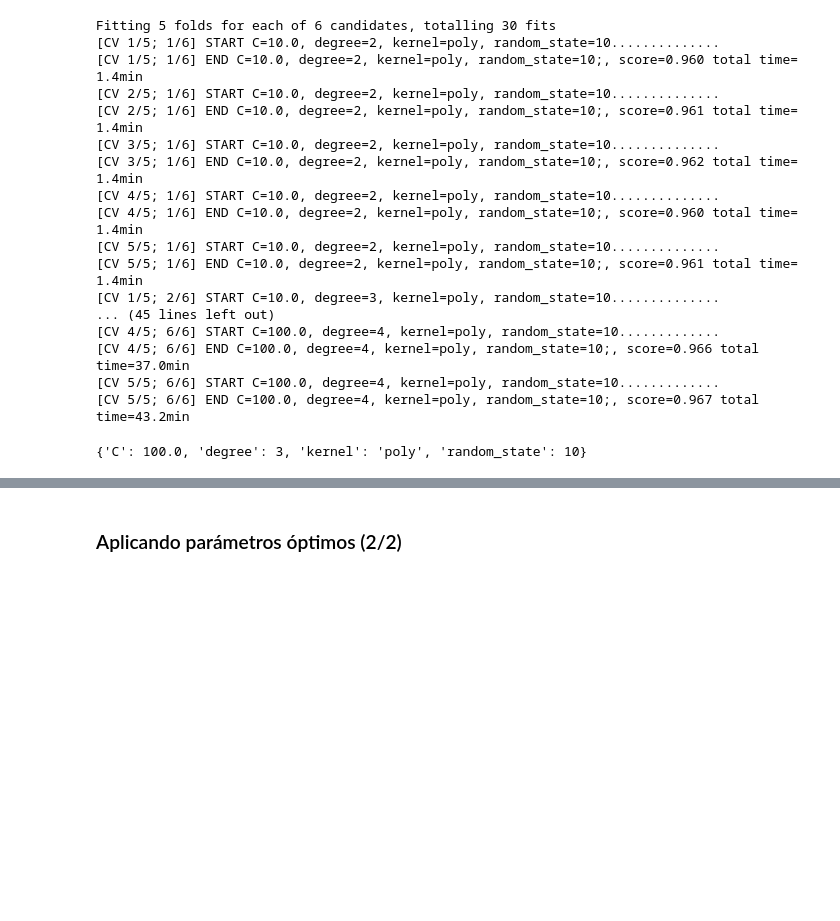
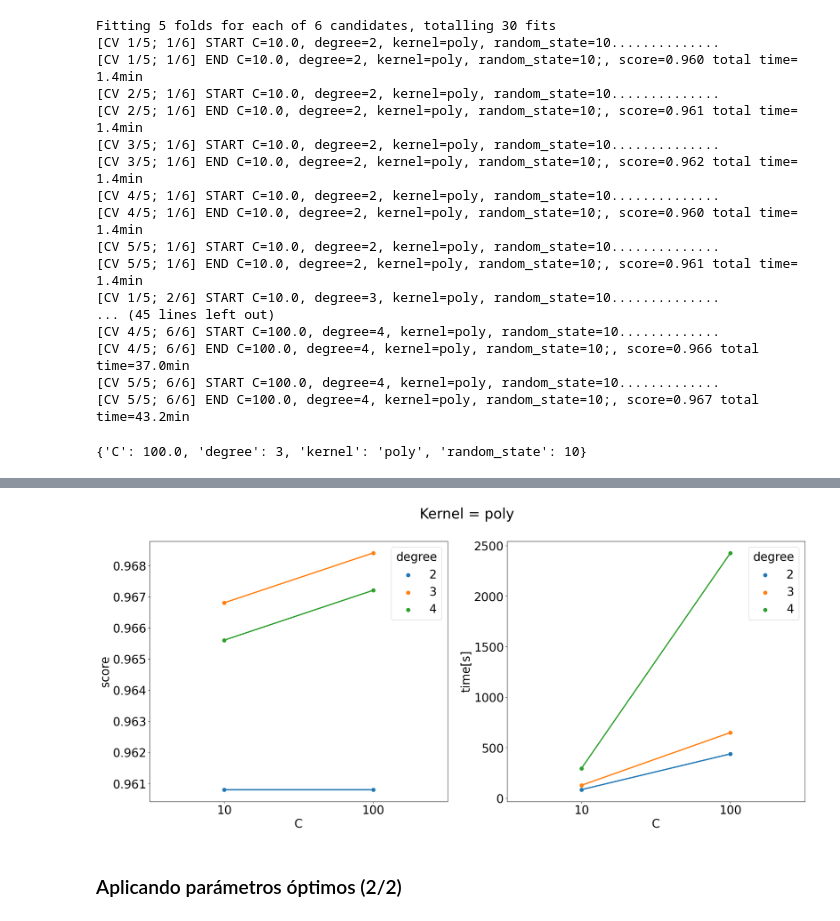
Before and after one commit to Cheva94/Diplo_G22, a Jupyter notebook: AS/svm.ipynb, the cells around one changed output, grey strips where cells are left out. Saved outputs shown, nothing was run; the diff lists cells and outputs as text; code cells hidden in the pictures; blank space fills up the shorter version.

```diff
--- a/AS/svm.ipynb
+++ b/AS/svm.ipynb
@@ -223,0 +226,2 @@ grid_notbal = pd.read_csv('svm_gridsearch_not-balanced.csv', sep=',')
+# %%
+grid_poly = pd.read_csv('svm/svm_gridsearch_poly.csv', sep=',')
@@ -224,2 +236,15 @@ grid_notbal = pd.read_csv('svm_gridsearch_not-balanced.csv', sep=',')
+# %%
+plt.rcParams["font.size"] = 25
+
+fig, axs = plt.subplots(1, 2, figsize=(25, 10))
+fig.suptitle('Kernel = poly')
+
+sns.pointplot(grid_poly, x='C', y='score', hue='degree', ax=axs[0], markers='o')
+
+sns.pointplot(grid_poly, x='C', y='time[s]', hue='degree', ax=axs[1], markers='o')
+
+plt.show()
+# %% [output]
+[figure, added]
 # %% [markdown]
 ### Aplicando parámetros óptimos (2/2)
```
Also changed, not shown: parts of 11 cells of this notebook, 1 other file.
